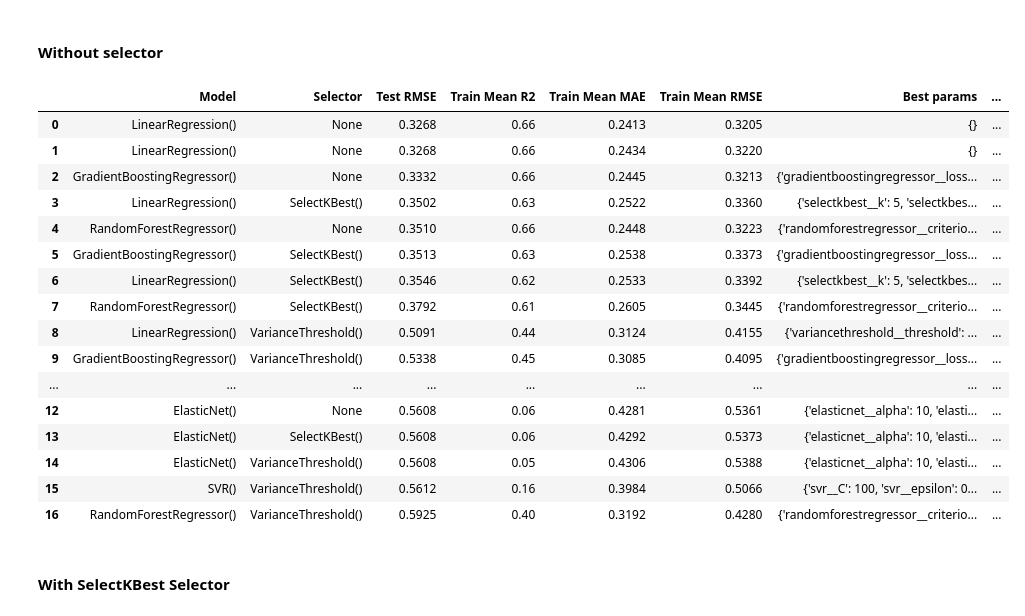
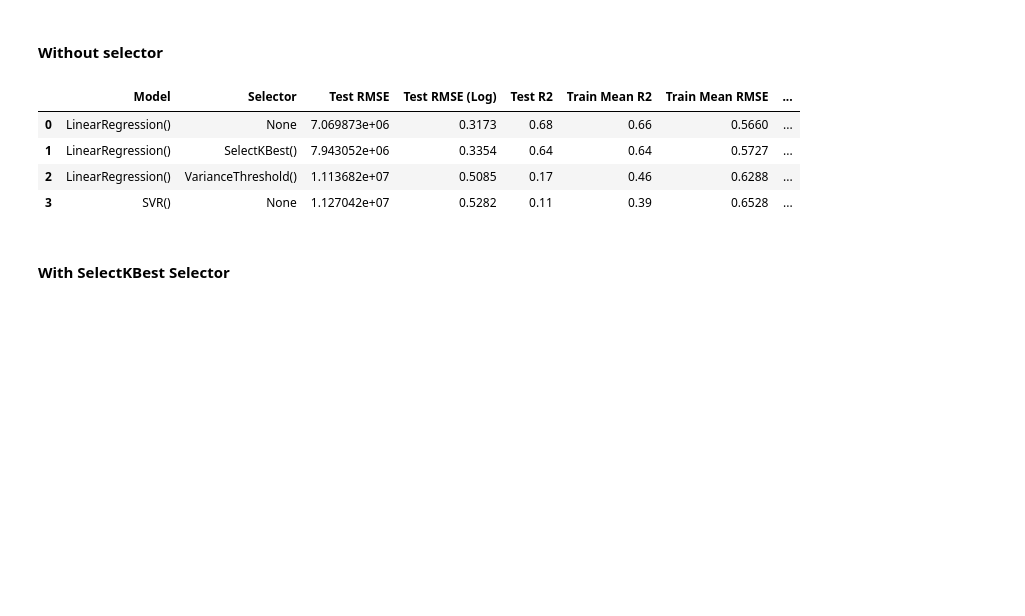
Before and after one commit to Dzov/DSP4, a Jupyter notebook: Haladjian_Amelie-Dzovinar_2_notebook_prediction_082023.ipynb, the cells around one changed output. Drawn from its saved outputs; the diff is of its cells as text; code cells hidden in the pictures; blank space fills up the shorter version.

```diff
--- a/Haladjian_Amelie-Dzovinar_2_notebook_prediction_082023.ipynb
+++ b/Haladjian_Amelie-Dzovinar_2_notebook_prediction_082023.ipynb
@@ -153,11 +156,11 @@ We will compare three pipelines, two of which will use a feature selector (Varia
 model_comparison = pd.DataFrame()
 # %%
 kbest_params = {
-    "selectkbest__k": [5, 7, 8, 10, "all"],
+    "selectkbest__k": [8, 12, 15, "all"],
     "selectkbest__score_func": [f_regression],
 }
 
-variance_params = {"variancethreshold__threshold": [0.1, 0.3, 0.5, 0.7, 0.9]}
+variance_params = {"variancethreshold__threshold": [0.1, 0.5, 0.8]}
 # %% [markdown]
 ### Linear Regression
 # %%
@@ -214,4 +187,3 @@ model_comparison = linear_regression_grid_search(kbest_params, SelectKBest())
 # %%
-model_comparison = linear_regression_grid_search(
-    variance_params, VarianceThreshold())
+model_comparison = linear_regression_grid_search(variance_params, VarianceThreshold())
 # %% [output]
@@ -226,34 +198,22 @@ model_comparison = linear_regression_grid_search(
 # %%
 def svr_grid_search(additional_params=None, selector=None):
     param_grid = {
-        "svr__C": [1, 3, 5, 100],
-        "svr__epsilon": [1e-2, 0.5, 1, 2, 5, 10],
+        "svr__C": [10e-2, 10e-1, 0.5, 1, 3],
+        "svr__epsilon": [1e-2, 0.5, 1],
     }
     if additional_params:
         param_grid.update(additional_params)
 
     return grid_search(X, y_energy_use, SVR(), param_grid, model_comparison, selector)
 
 
 model_comparison = svr_grid_search()
 # %% [output]
-|  | Model | Selector | Test RMSE | Train Mean R2 | Train Mean MAE | Train Mean RMSE | Best params | ... |
-| 0 | LinearRegression() | None | 0.3268 | 0.66 | 0.2413 | 0.3205 | {} | ... |
-| 1 | LinearRegression() | None | 0.3268 | 0.66 | 0.2434 | 0.3220 | {} | ... |
-| 2 | GradientBoostingRegressor() | None | 0.3332 | 0.66 | 0.2445 | 0.3213 | {'gradientboostingregressor__loss... | ... |
-| 3 | LinearRegression() | SelectKBest() | 0.3502 | 0.63 | 0.2522 | 0.3360 | {'selectkbest__k': 5, 'selectkbes... | ... |
-| 4 | RandomForestRegressor() | None | 0.3510 | 0.66 | 0.2448 | 0.3223 | {'randomforestregressor__criterio... | ... |
-| 5 | GradientBoostingRegressor() | SelectKBest() | 0.3513 | 0.63 | 0.2538 | 0.3373 | {'gradientboostingregressor__loss... | ... |
-| 6 | LinearRegression() | SelectKBest() | 0.3546 | 0.62 | 0.2533 | 0.3392 | {'selectkbest__k': 5, 'selectkbes... | ... |
-| 7 | RandomForestRegressor() | SelectKBest() | 0.3792 | 0.61 | 0.2605 | 0.3445 | {'randomforestregressor__criterio... | ... |
-| 8 | LinearRegression() | VarianceThreshold() | 0.5091 | 0.44 | 0.3124 | 0.4155 | {'variancethreshold__threshold': ... | ... |
-| 9 | GradientBoostingRegressor() | VarianceThreshold() | 0.5338 | 0.45 | 0.3085 | 0.4095 | {'gradientboostingregressor__loss... | ... |
-| ... | ... | ... | ... | ... | ... | ... | ... | ... |
-| 12 | ElasticNet() | None | 0.5608 | 0.06 | 0.4281 | 0.5361 | {'elasticnet__alpha': 10, 'elasti... | ... |
-| 13 | ElasticNet() | SelectKBest() | 0.5608 | 0.06 | 0.4292 | 0.5373 | {'elasticnet__alpha': 10, 'elasti... | ... |
-| 14 | ElasticNet() | VarianceThreshold() | 0.5608 | 0.05 | 0.4306 | 0.5388 | {'elasticnet__alpha': 10, 'elasti... | ... |
-| 15 | SVR() | VarianceThreshold() | 0.5612 | 0.16 | 0.3984 | 0.5066 | {'svr__C': 100, 'svr__epsilon': 0... | ... |
-| 16 | RandomForestRegressor() | VarianceThreshold() | 0.5925 | 0.40 | 0.3192 | 0.4280 | {'randomforestregressor__criterio... | ... |
+|  | Model | Selector | Test RMSE | Test RMSE (Log) | Test R2 | Train Mean R2 | Train Mean RMSE | ... |
+| 0 | LinearRegression() | None | 7.069873e+06 | 0.3173 | 0.68 | 0.66 | 0.5660 | ... |
+| 1 | LinearRegression() | SelectKBest() | 7.943052e+06 | 0.3354 | 0.64 | 0.64 | 0.5727 | ... |
+| 2 | LinearRegression() | VarianceThreshold() | 1.113682e+07 | 0.5085 | 0.17 | 0.46 | 0.6288 | ... |
+| 3 | SVR() | None | 1.127042e+07 | 0.5282 | 0.11 | 0.39 | 0.6528 | ... |
 # %% [markdown]
 #### With SelectKBest Selector
 # %%
```
Also changed, not shown: parts of 68 cells of this notebook, 5 other files.
